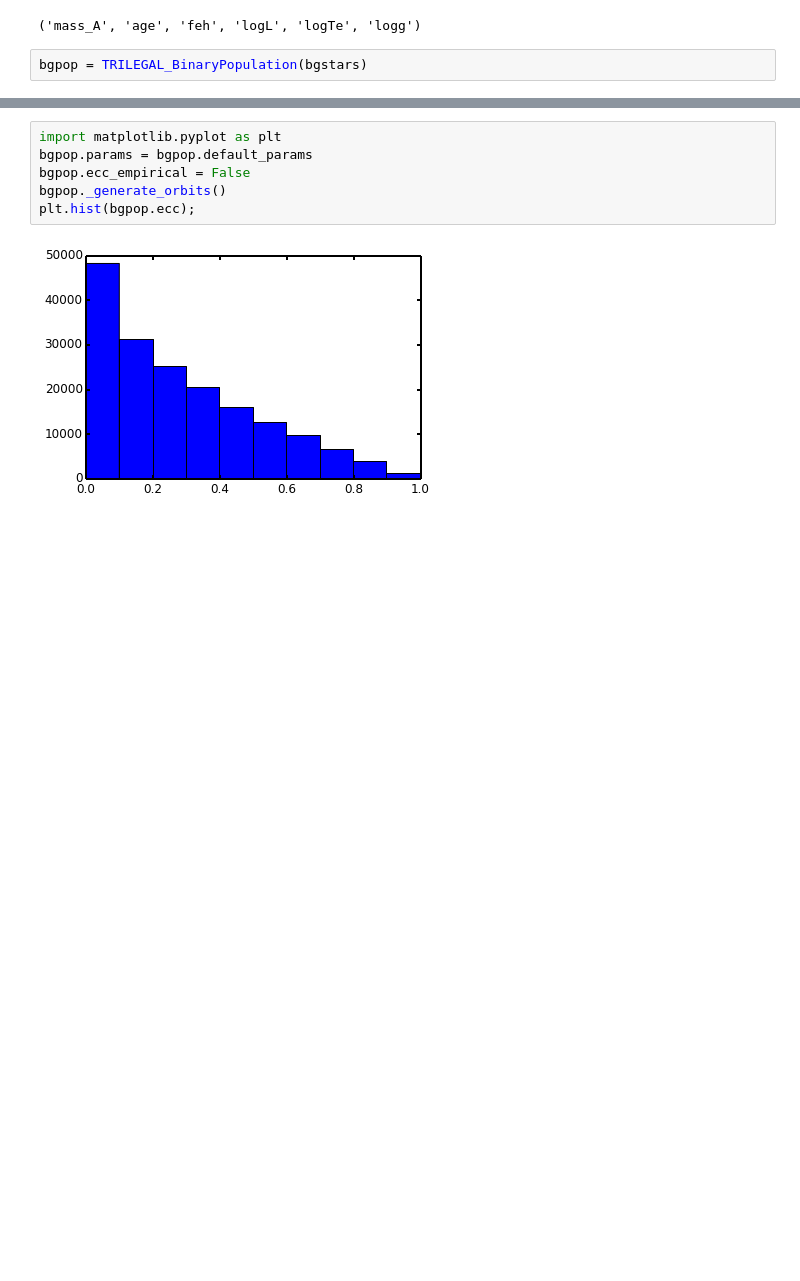
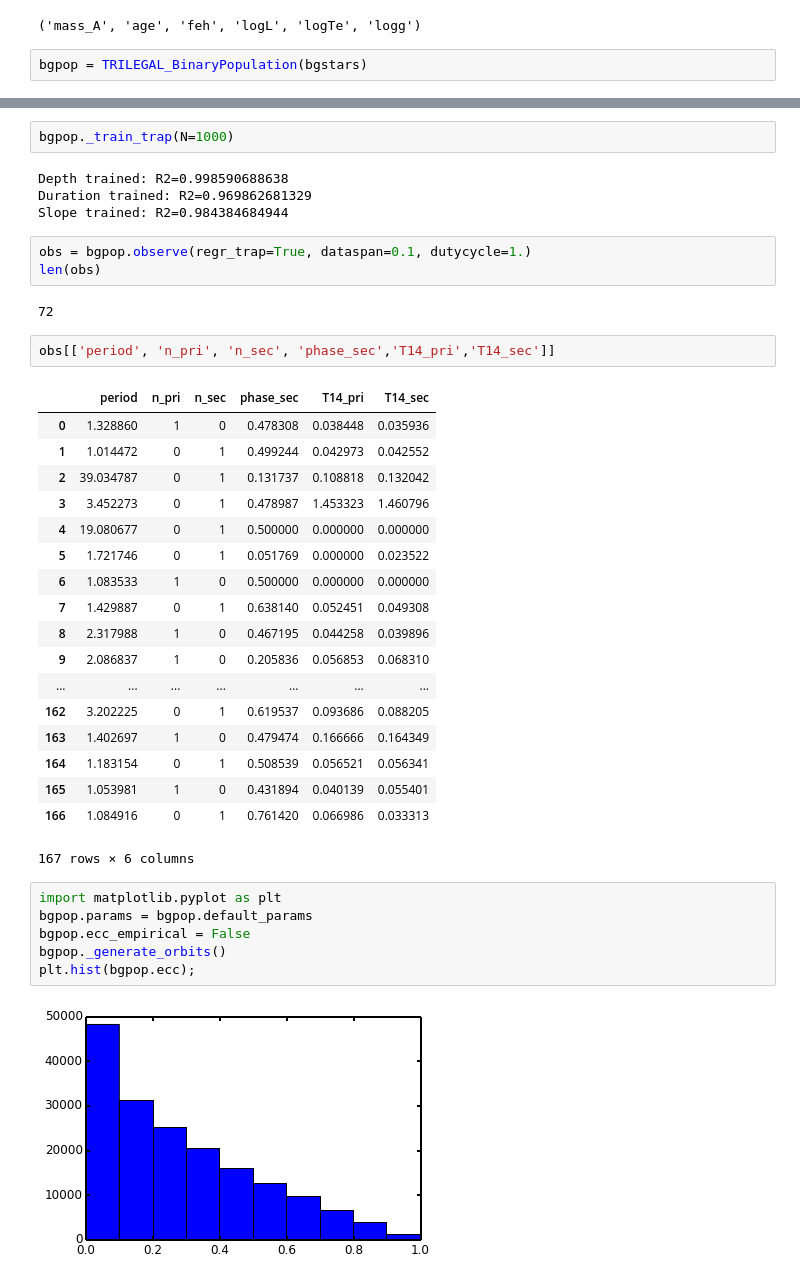
Before and after one commit to timothydmorton/exosyspop, a Jupyter notebook: Exploration.ipynb, the cells around one changed output, grey strips where cells are left out. Cells and saved outputs as stored; diff of their text form; blank space fills up the shorter version.

Commit message:
bugs fixed; trap training works for bgpop

```diff
--- a/Exploration.ipynb
+++ b/Exploration.ipynb
@@ -519,3 +519,35 @@ qR regressor trained, R2=0.973073662226
+# %%
+bgpop._train_trap(N=1000)
+# %% [output]
+Depth trained: R2=0.998590688638
+Duration trained: R2=0.969862681329
+Slope trained: R2=0.984384684944
+# %%
+obs = bgpop.observe(regr_trap=True, dataspan=0.1, dutycycle=1.)
+len(obs)
+# %% [output]
+72
+# %%
+obs[['period', 'n_pri', 'n_sec', 'phase_sec','T14_pri','T14_sec']]
+# %% [output]
+|  | period | n_pri | n_sec | phase_sec | T14_pri | T14_sec |
+| 0 | 1.328860 | 1 | 0 | 0.478308 | 0.038448 | 0.035936 |
+| 1 | 1.014472 | 0 | 1 | 0.499244 | 0.042973 | 0.042552 |
+| 2 | 39.034787 | 0 | 1 | 0.131737 | 0.108818 | 0.132042 |
+| 3 | 3.452273 | 0 | 1 | 0.478987 | 1.453323 | 1.460796 |
+| 4 | 19.080677 | 0 | 1 | 0.500000 | 0.000000 | 0.000000 |
+| 5 | 1.721746 | 0 | 1 | 0.051769 | 0.000000 | 0.023522 |
+| 6 | 1.083533 | 1 | 0 | 0.500000 | 0.000000 | 0.000000 |
+| 7 | 1.429887 | 0 | 1 | 0.638140 | 0.052451 | 0.049308 |
+| 8 | 2.317988 | 1 | 0 | 0.467195 | 0.044258 | 0.039896 |
+| 9 | 2.086837 | 1 | 0 | 0.205836 | 0.056853 | 0.068310 |
+| ... | ... | ... | ... | ... | ... | ... |
+| 162 | 3.202225 | 0 | 1 | 0.619537 | 0.093686 | 0.088205 |
+| 163 | 1.402697 | 1 | 0 | 0.479474 | 0.166666 | 0.164349 |
+| 164 | 1.183154 | 0 | 1 | 0.508539 | 0.056521 | 0.056341 |
+| 165 | 1.053981 | 1 | 0 | 0.431894 | 0.040139 | 0.055401 |
+| 166 | 1.084916 | 0 | 1 | 0.761420 | 0.066986 | 0.033313 |
+167 rows × 6 columns
 # %%
 import matplotlib.pyplot as plt
 bgpop.params = bgpop.default_params
```
Also changed, not shown: parts of 1 cell of this notebook, 1 other file.
